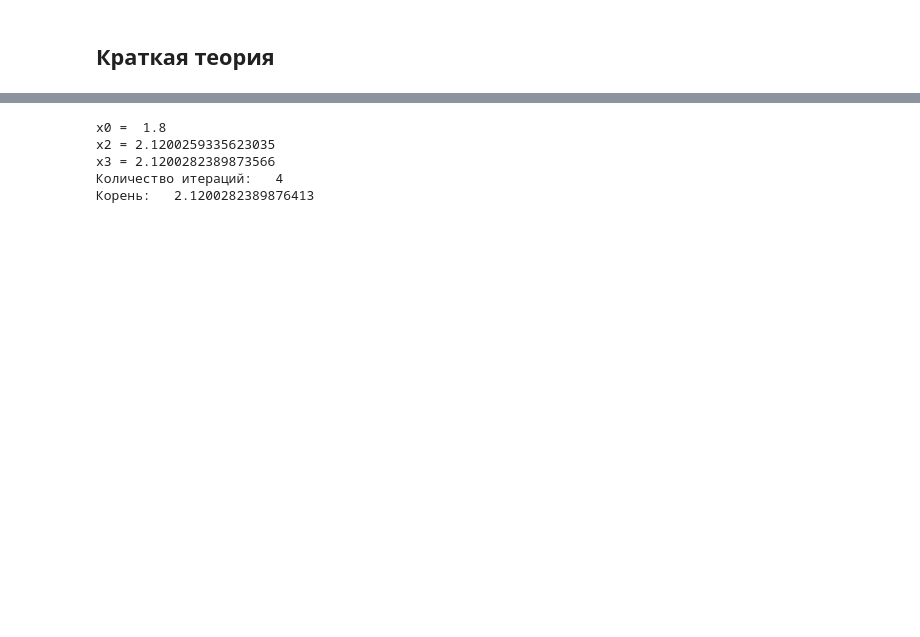
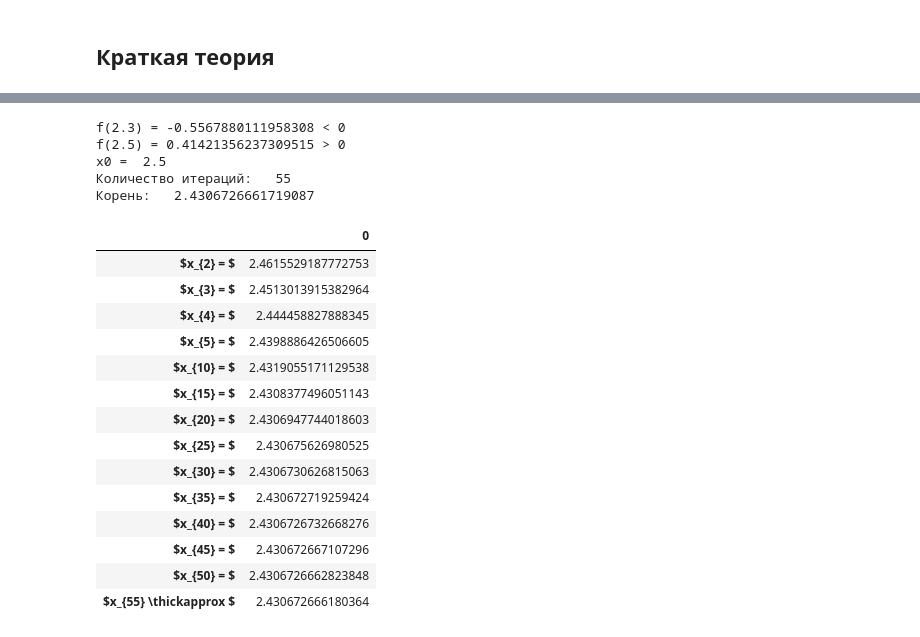
Before and after one commit to LizavetaDubok/hmm, a Jupyter notebook: MChA_lab1.ipynb, the cells around one changed output, grey strips where cells are left out. Cells and saved outputs as stored; diff of their text form; code cells hidden in the pictures; blank space fills up the shorter version.

```diff
--- a/MChA_lab1.ipynb
+++ b/MChA_lab1.ipynb
@@ -80,31 +57,61 @@ $x_{k+1}=x_k-\frac{f(x_k)}{f'(x_k)}$
 #### Условие окончания итераций: $ |{x_k - x_{k - 1}}| < ε $
 # %%
 def derivative(x):
-    return -np.exp(-x)-1
+    return ((2 * x - 2) * 2**x) + ((x - 2)**2 * 2**x * np.log(2))
 
 def double_derivative(x):
-    return np.exp(-x)
+    return (((2 * x - 2) * 2**x * np.log(2)) + 2**(x + 1) +
+            ((2 * x - 2) * 2**x * np.log(2)) +
+            ((x - 2)**2 * 2**x * np.log(2)**2))
 
-x0 = a
-while double_derivative(x0) * function(x0) < 0 :
-    x0 += 0.05
+a,b = 2.3, 2.5
+e = 10**(-11)
+
+print('f({}) = {} < 0'.format(a, function(a)))
+print('f({}) = {} > 0'.format(b, function(b)))
+
+x0 = b
 print('x0 = ', x0)
 
+values = []
+keys = []
 k = 2
 x1 = x0 - function(x0) / derivative(x0)
 x2 = x1 - function(x1) / derivative(x1)
 while np.abs(x2 - x1) > e :
     x1 = x2
     x2 = x2 - function(x2) / derivative(x2)
-    print('x{} = {}'.format(k, x1))
+    if k < 5 or k % 5 == 0 :
+        keys.append('$x_{{{}}} = $'.format(k))
+        values.append(str(x1))
     k += 1
+keys.append('$x_{{{}}} \thickapprox $'.format(k))
+values.append(str(x1))
+
 print('Количество итераций:   {}\nКорень:   {}'.format(k, x2))
+df = pd.DataFrame(index=keys, data=values)
+df
 # %% [output]
-x0 =  1.8
-x2 = 2.1200259335623035
-x3 = 2.1200282389873566
-Количество итераций:   4
-Корень:   2.1200282389876413
+f(2.3) = -0.5567880111958308 < 0
+f(2.5) = 0.41421356237309515 > 0
+x0 =  2.5
+Количество итераций:   55
+Корень:   2.4306726661719087
+|  | 0 |
+| $x_{2} = $ | 2.4615529187772753 |
+| $x_{3} = $ | 2.4513013915382964 |
+| $x_{4} = $ | 2.444458827888345 |
+| $x_{5} = $ | 2.4398886426506605 |
+| $x_{10} = $ | 2.4319055171129538 |
+| $x_{15} = $ | 2.4308377496051143 |
+| $x_{20} = $ | 2.4306947744018603 |
+| $x_{25} = $ | 2.430675626980525 |
+| $x_{30} = $ | 2.4306730626815063 |
+| $x_{35} = $ | 2.430672719259424 |
+| $x_{40} = $ | 2.4306726732668276 |
+| $x_{45} = $ | 2.430672667107296 |
+| $x_{50} = $ | 2.4306726662823848 |
+| $x_{55} \thickapprox $ | 2.430672666180364 |
 # %% [markdown]
 ### Метод простых итераций:
 $f(x) = 0$
```
Also changed, not shown: parts of 16 cells of this notebook.
